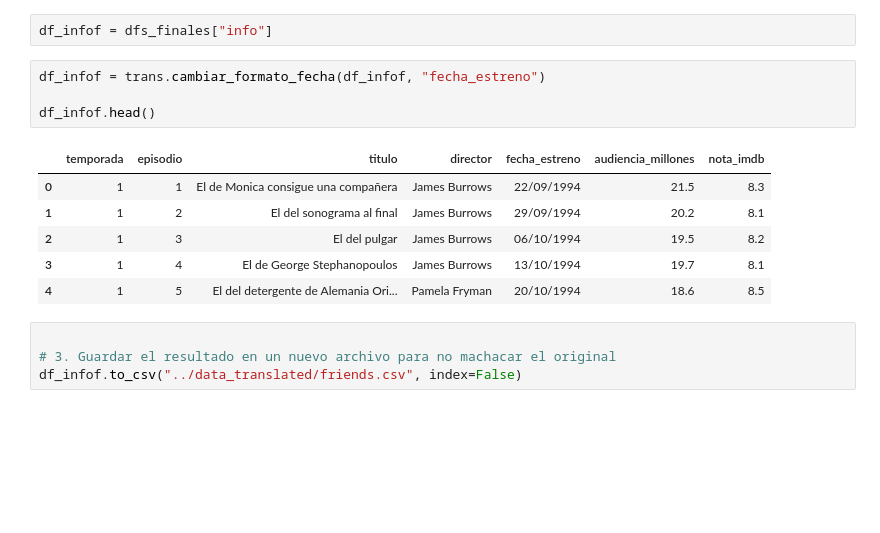
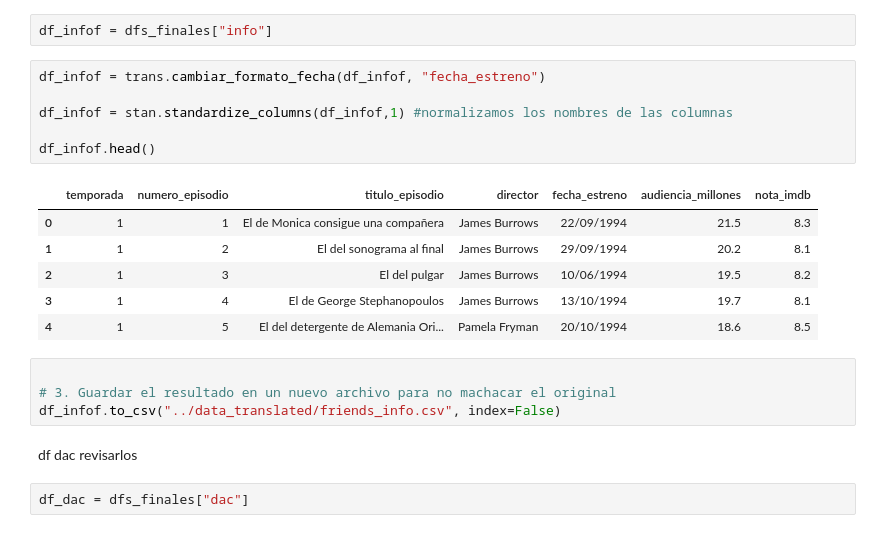
Before and after one commit to Dacil235/friends-analytics-workflow, a Jupyter notebook: notebooks/02_etl_friends.ipynb, the cells around one changed output. Cells and saved outputs as stored; diff of their text form; blank space fills up the shorter version.

Commit message:
Solucionados errores en ficheros translated, normalizamos columnas

```diff
--- a/notebooks/02_etl_friends.ipynb
+++ b/notebooks/02_etl_friends.ipynb
@@ -284,15 +319,21 @@ df_infof = dfs_finales["info"]
 # %%
 df_infof = trans.cambiar_formato_fecha(df_infof, "fecha_estreno")
 
+df_infof = stan.standardize_columns(df_infof,1) #normalizamos los nombres de las columnas
+
 df_infof.head()
 # %% [output]
-|  | temporada | episodio | titulo | director | fecha_estreno | audiencia_millones | nota_imdb |
+|  | temporada | numero_episodio | titulo_episodio | director | fecha_estreno | audiencia_millones | nota_imdb |
 | 0 | 1 | 1 | El de Monica consigue una compañera | James Burrows | 22/09/1994 | 21.5 | 8.3 |
 | 1 | 1 | 2 | El del sonograma al final | James Burrows | 29/09/1994 | 20.2 | 8.1 |
-| 2 | 1 | 3 | El del pulgar | James Burrows | 06/10/1994 | 19.5 | 8.2 |
+| 2 | 1 | 3 | El del pulgar | James Burrows | 10/06/1994 | 19.5 | 8.2 |
 | 3 | 1 | 4 | El de George Stephanopoulos | James Burrows | 13/10/1994 | 19.7 | 8.1 |
 | 4 | 1 | 5 | El del detergente de Alemania Ori... | Pamela Fryman | 20/10/1994 | 18.6 | 8.5 |
 # %%
 
 # 3. Guardar el resultado en un nuevo archivo para no machacar el original
-df_infof.to_csv("../data_translated/friends.csv", index=False)
+df_infof.to_csv("../data_translated/friends_info.csv", index=False)
+# %% [markdown]
+df dac revisarlos
+# %%
+df_dac = dfs_finales["dac"]
```
Also changed, not shown: parts of 31 cells of this notebook, 8 other files.
